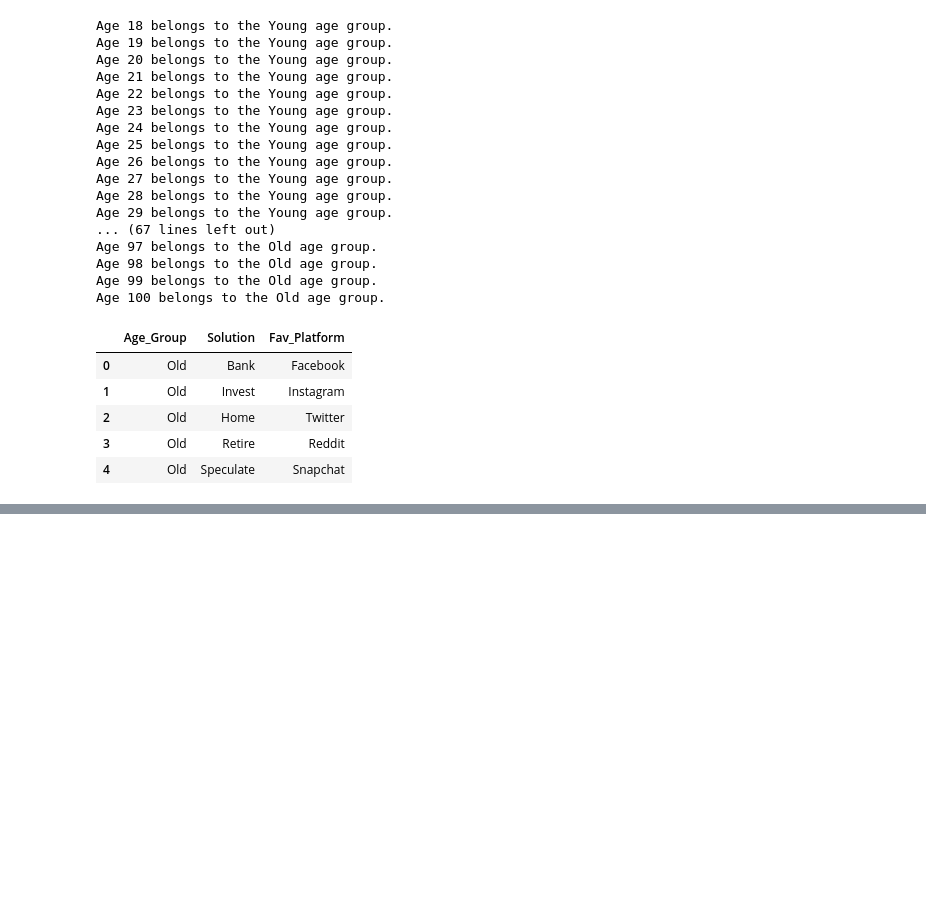
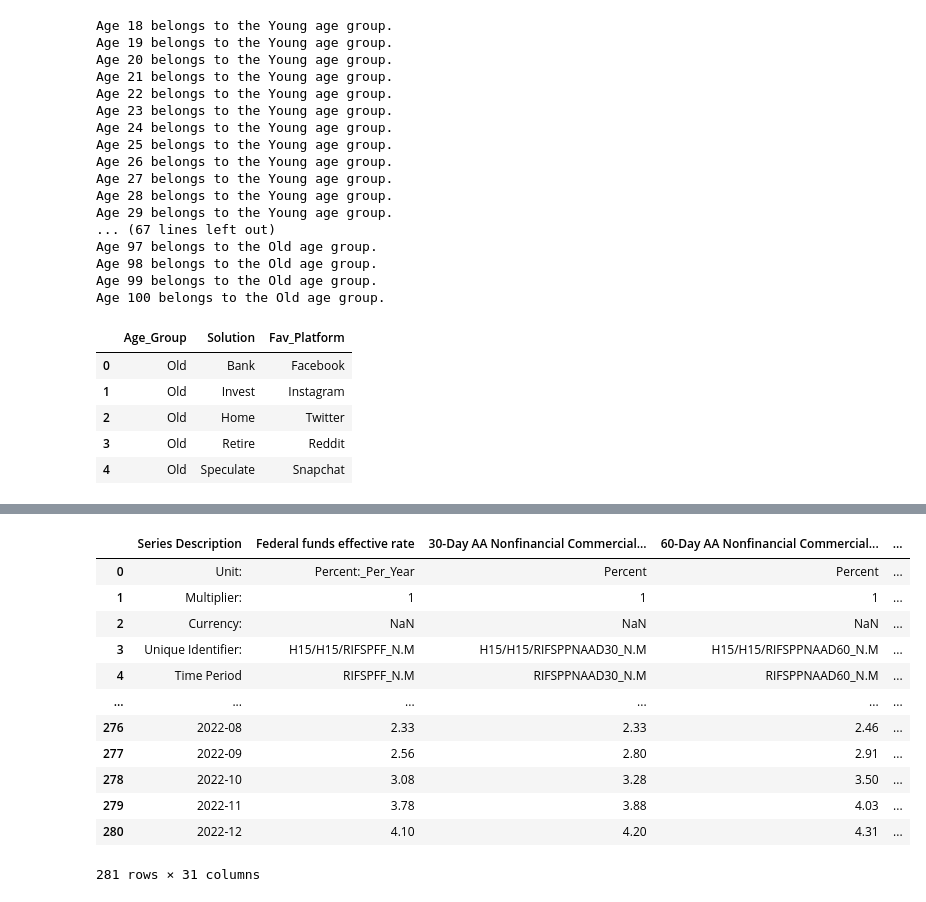
Before and after one commit to fintech-lex/finance-starterkit, a Jupyter notebook: FinWin.ipynb, the cells around one changed output, grey strips where cells are left out. Saved outputs shown, nothing was run; the diff lists cells and outputs as text; code cells hidden in the pictures; blank space fills up the shorter version.

```diff
--- a/FinWin.ipynb
+++ b/FinWin.ipynb
@@ -118,0 +133,20 @@ FileNotFoundError: [Errno 2] No such file or directory: 'Resources/yield-rates-1
+# %%
+fed_file = Path('./Resources/Fed_Reserve_Board.csv')
+
+fed_csv = pd.read_csv(fed_file)
+
+fed_csv
+# %% [output]
+|  | Series Description | Federal funds effective rate | 30-Day AA Nonfinancial Commercial... | 60-Day AA Nonfinancial Commercial... | ... |
+| 0 | Unit: | Percent:_Per_Year | Percent | Percent | ... |
+| 1 | Multiplier: | 1 | 1 | 1 | ... |
+| 2 | Currency: | NaN | NaN | NaN | ... |
+| 3 | Unique Identifier: | H15/H15/RIFSPFF_N.M | H15/H15/RIFSPPNAAD30_N.M | H15/H15/RIFSPPNAAD60_N.M | ... |
+| 4 | Time Period | RIFSPFF_N.M | RIFSPPNAAD30_N.M | RIFSPPNAAD60_N.M | ... |
+| ... | ... | ... | ... | ... | ... |
+| 276 | 2022-08 | 2.33 | 2.33 | 2.46 | ... |
+| 277 | 2022-09 | 2.56 | 2.80 | 2.91 | ... |
+| 278 | 2022-10 | 3.08 | 3.28 | 3.50 | ... |
+| 279 | 2022-11 | 3.78 | 3.88 | 4.03 | ... |
+| 280 | 2022-12 | 4.10 | 4.20 | 4.31 | ... |
+281 rows × 31 columns
```
Also changed, not shown: parts of 1 cell of this notebook.
